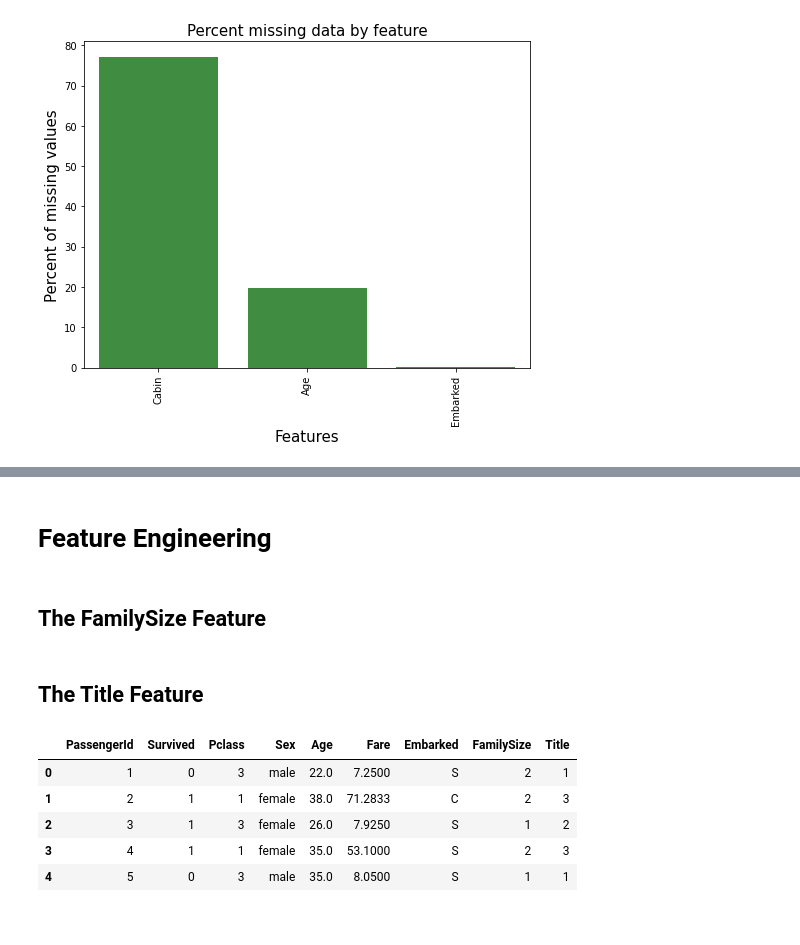
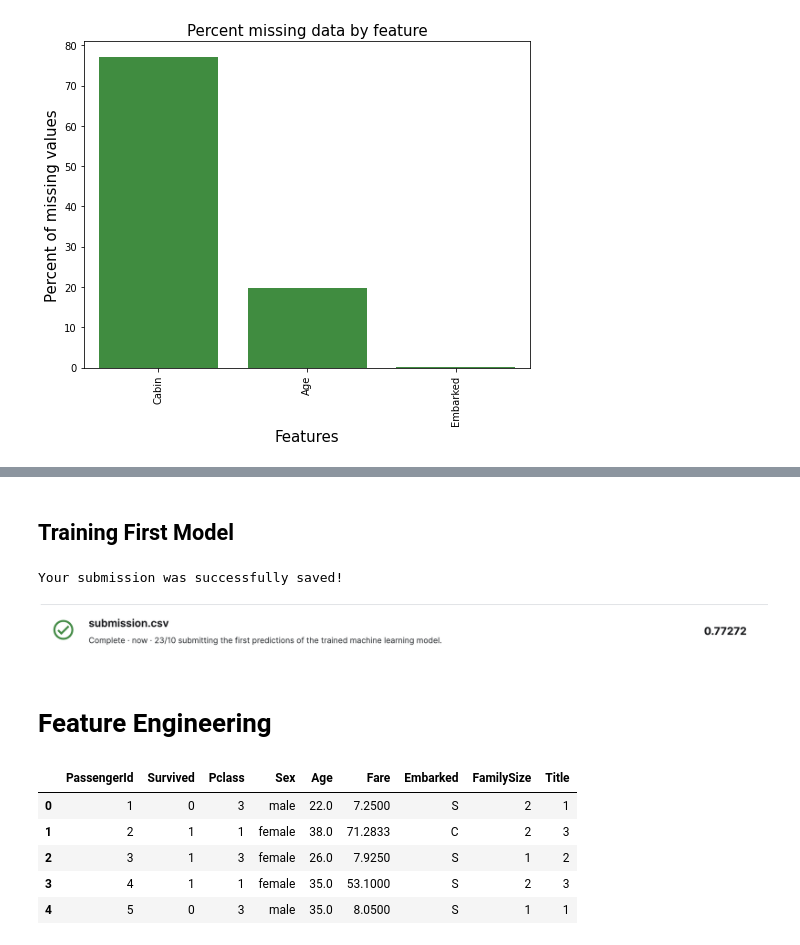
Before and after one commit to pheygiod/U_JUMP_I_JUMP_JACK, a Jupyter notebook: titanic.ipynb, the cells around one changed output, grey strips where cells are left out. Drawn from its saved outputs; the diff is of its cells as text; code cells hidden in the pictures.

```diff
--- a/titanic.ipynb
+++ b/titanic.ipynb
@@ -121,4 +120,32 @@ Embarked       2
 dtype: int64
+# %% [markdown]
+## Training First Model
+# %%
+from sklearn.ensemble import RandomForestClassifier
+
+y = train_df["Survived"]
+
+features = ["Pclass", "Sex", "SibSp", "Parch", "Age"]
+
+# Converting categorical into indicator values
+X = pd.get_dummies(train_df[features])
+X_test = pd.get_dummies(test_df[features])
+
+model = RandomForestClassifier(n_estimators=100, max_depth=5, random_state=1)
+model.fit(X, y)
+predictions = model.predict(X_test)
+
+output = pd.DataFrame({'PassengerId': test_df.PassengerId, 'Survived': predictions})
+output.to_csv('submission.csv', index=False)
+print("Your submission was successfully saved!")
+# %% [output]
+Your submission was successfully saved!
+# %%
+# Displaying result of first trained model
+from IPython.display import Image
+Image("titanic_model_pred_1.png")
+# %% [output]
+[figure, added]
 # %% [markdown]
 # Feature Engineering
 # %%
@@ -126,4 +153,2 @@ dtype: int64
 all_data = [train_df, test_df]
-# %% [markdown]
-## The FamilySize Feature
 # %%
@@ -136,6 +161,4 @@ drop_column = ["SibSp", "Parch"]
 
 for dataset in all_data:
     dataset.drop(drop_column, axis=1, inplace=True)
-# %% [markdown]
-## The Title Feature
 # %%
```
Also changed, not shown: parts of 45 cells of this notebook, 4 other files.
